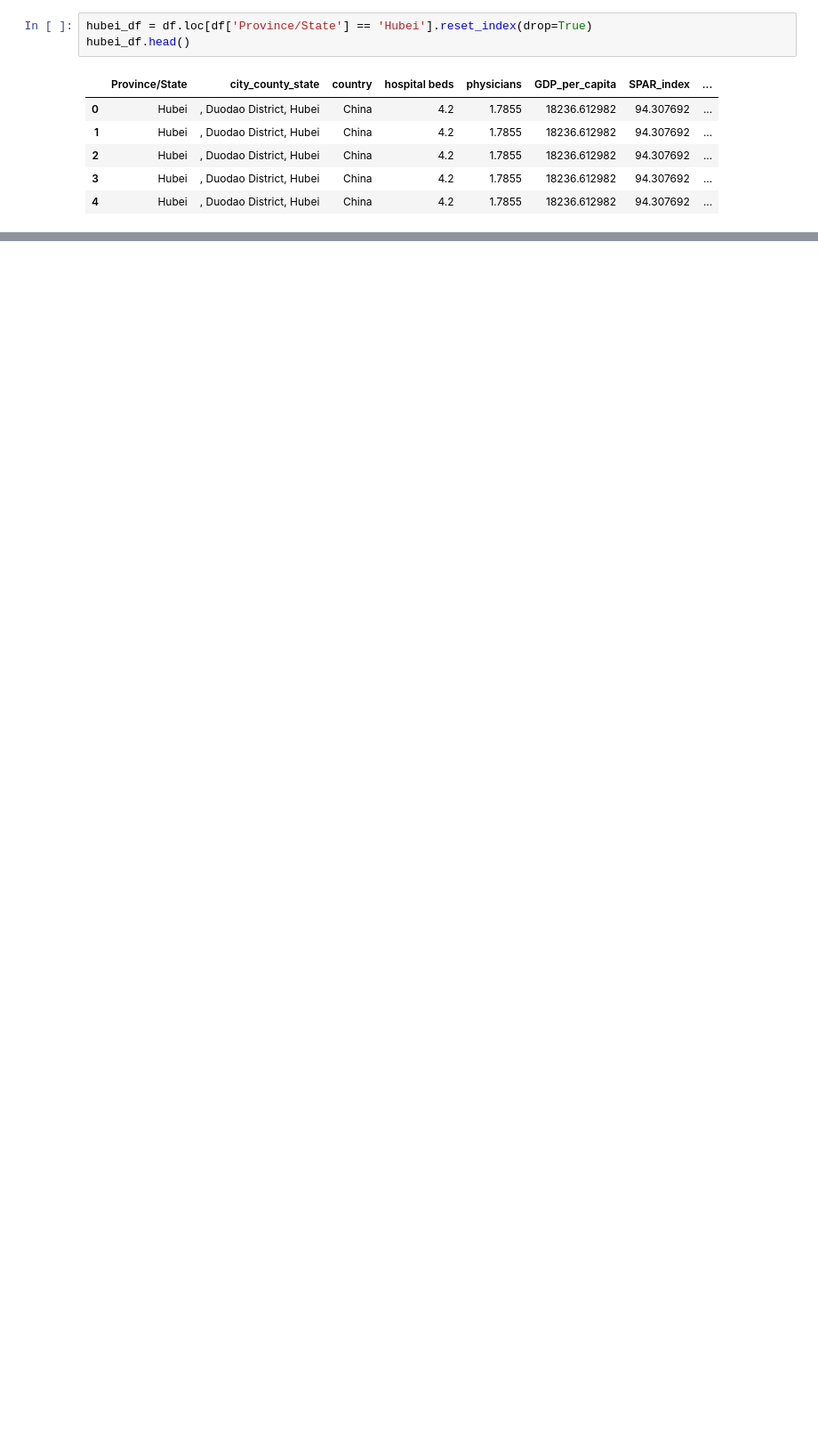
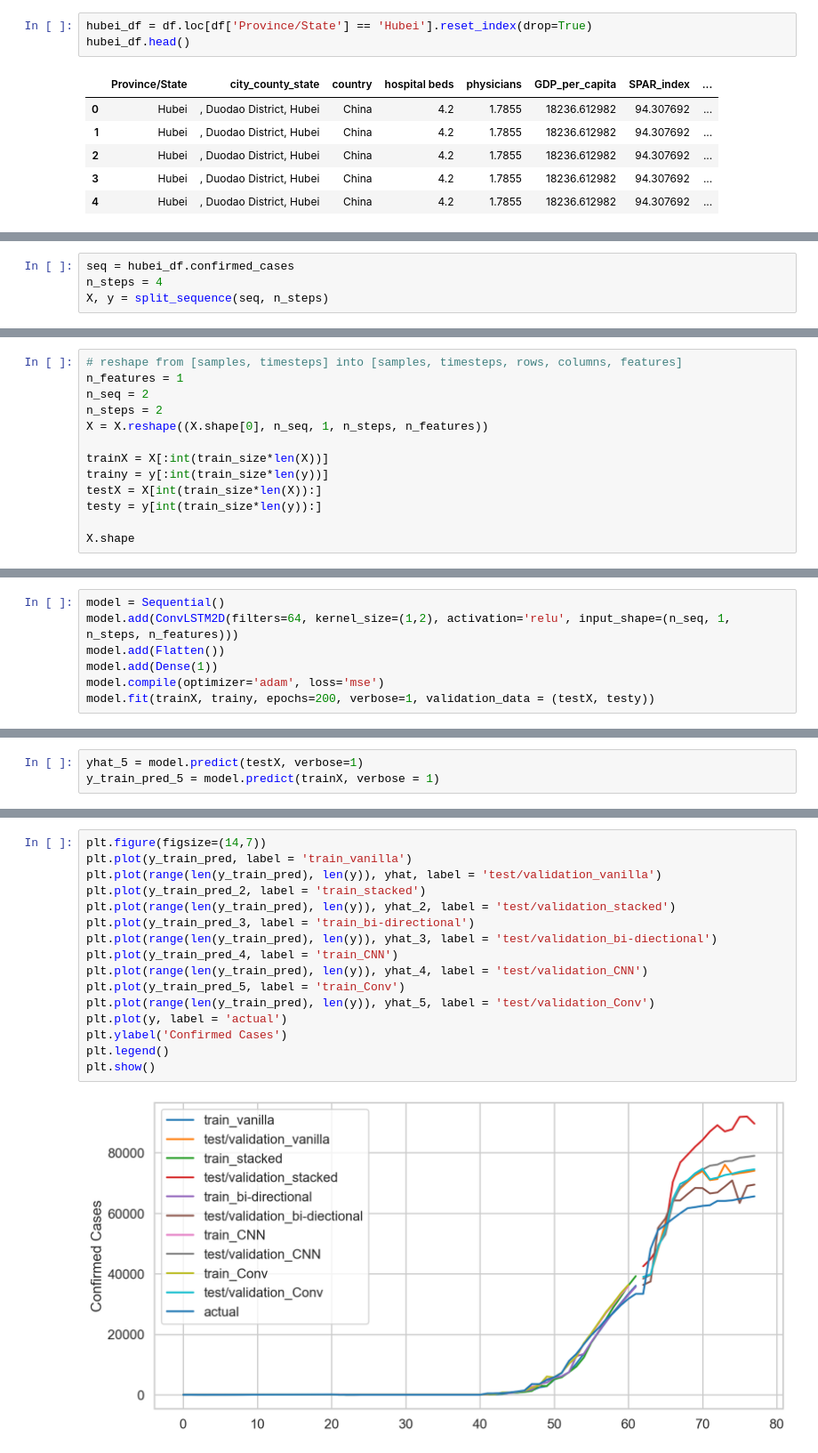
Before and after one commit to gksidhu/Capstone, a Jupyter notebook: LSTM Models.ipynb, the cells around one changed output, grey strips where cells are left out. Shown at 89% size. Cells and saved outputs as stored; diff of their text form; blank space fills up the shorter version.

```diff
--- a/LSTM Models.ipynb
+++ b/LSTM Models.ipynb
@@ -406,0 +482,4 @@ model.add(Dense(1))
+# %%
+seq = hubei_df.confirmed_cases
+n_steps = 4
+X, y = split_sequence(seq, n_steps)
@@ -406,0 +490,13 @@ model.add(Dense(1))
+# %%
+# reshape from [samples, timesteps] into [samples, timesteps, rows, columns, features]
+n_features = 1
+n_seq = 2
+n_steps = 2
+X = X.reshape((X.shape[0], n_seq, 1, n_steps, n_features))
+
+trainX = X[:int(train_size*len(X))]
+trainy = y[:int(train_size*len(y))]
+testX = X[int(train_size*len(X)):]
+testy = y[int(train_size*len(y)):]
+
+X.shape
@@ -406,0 +505,7 @@ model.add(Dense(1))
+# %%
+model = Sequential()
+model.add(ConvLSTM2D(filters=64, kernel_size=(1,2), activation='relu', input_shape=(n_seq, 1, n_steps, n_features)))
+model.add(Flatten())
+model.add(Dense(1))
+model.compile(optimizer='adam', loss='mse')
+model.fit(trainX, trainy, epochs=200, verbose=1, validation_data = (testX, testy))
@@ -406,0 +533,3 @@ model.add(Dense(1))
+# %%
+yhat_5 = model.predict(testX, verbose=1)
+y_train_pred_5 = model.predict(trainX, verbose = 1)
@@ -406,0 +541,18 @@ model.add(Dense(1))
+# %%
+plt.figure(figsize=(14,7))
+plt.plot(y_train_pred, label = 'train_vanilla')
+plt.plot(range(len(y_train_pred), len(y)), yhat, label = 'test/validation_vanilla')
+plt.plot(y_train_pred_2, label = 'train_stacked')
+plt.plot(range(len(y_train_pred), len(y)), yhat_2, label = 'test/validation_stacked')
+plt.plot(y_train_pred_3, label = 'train_bi-directional')
+plt.plot(range(len(y_train_pred), len(y)), yhat_3, label = 'test/validation_bi-diectional')
+plt.plot(y_train_pred_4, label = 'train_CNN')
+plt.plot(range(len(y_train_pred), len(y)), yhat_4, label = 'test/validation_CNN')
+plt.plot(y_train_pred_5, label = 'train_Conv')
+plt.plot(range(len(y_train_pred), len(y)), yhat_5, label = 'test/validation_Conv')
+plt.plot(y, label = 'actual')
+plt.ylabel('Confirmed Cases')
+plt.legend()
+plt.show()
+# %% [output]
+[figure, added]
```
Also changed, not shown: parts of 151 cells of this notebook, 1 other file.
